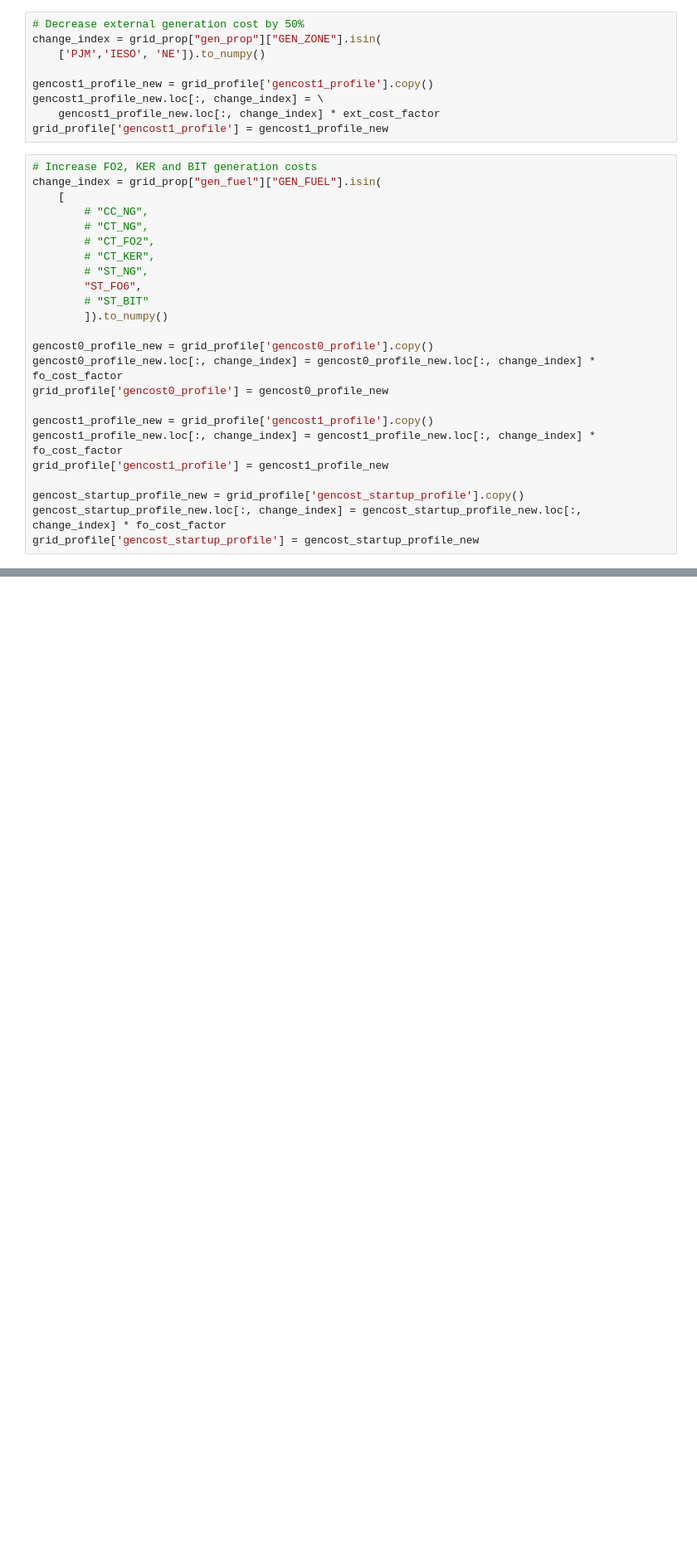
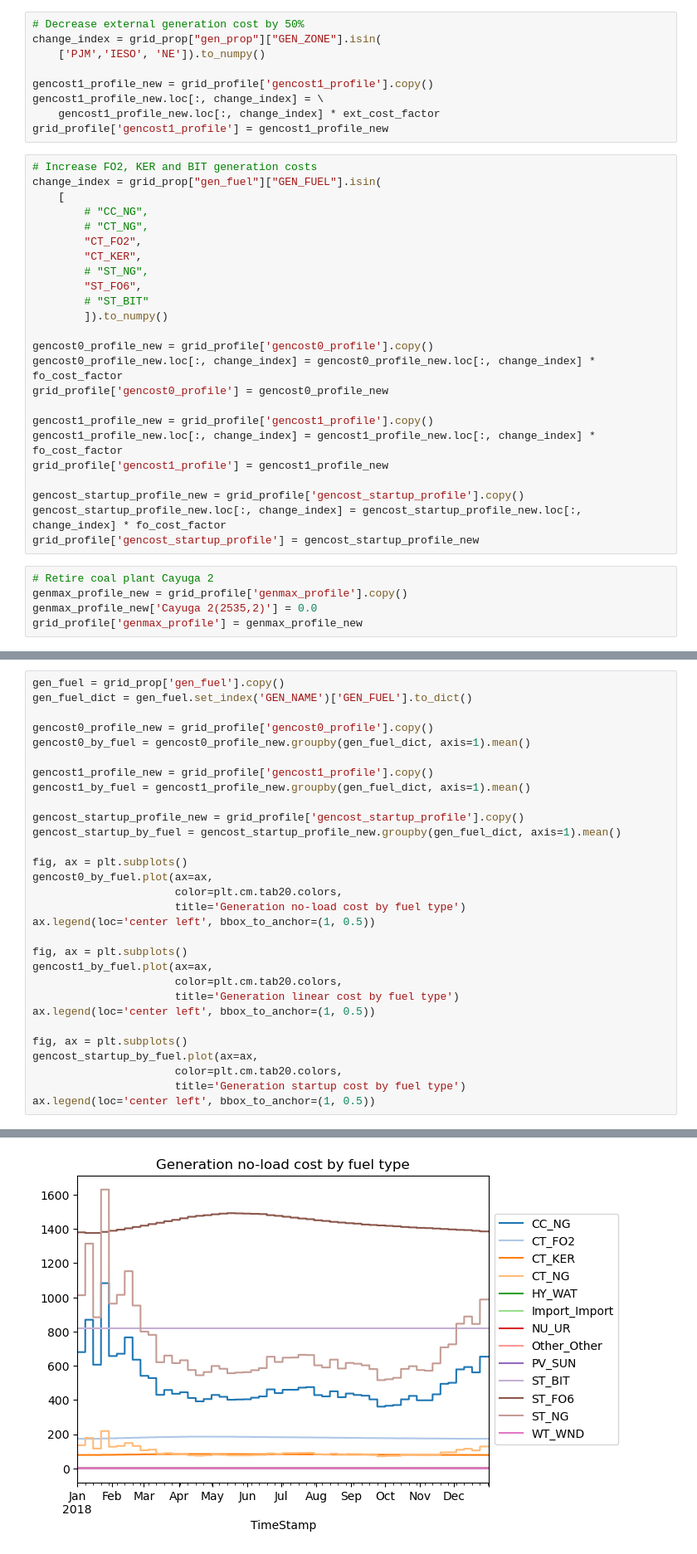
Before and after one commit to boyuan276/NYgrid-python, a Jupyter notebook: examples/ex_opf_2018NewParams.ipynb, the cells around one changed output, grey strips where cells are left out. Shown at 83% size. Saved outputs shown, nothing was run; the diff lists cells and outputs as text; blank space fills up the shorter version.

```diff
--- a/examples/ex_opf_2018NewParams.ipynb
+++ b/examples/ex_opf_2018NewParams.ipynb
@@ -98,8 +94,8 @@ change_index = grid_prop["gen_fuel"]["GEN_FUEL"].isin(
     [
         # "CC_NG",
         # "CT_NG",
-        # "CT_FO2",
-        # "CT_KER",
+        "CT_FO2",
+        "CT_KER",
         # "ST_NG",
         "ST_FO6",
         # "ST_BIT"
@@ -116,3 +112,8 @@ grid_profile['gencost1_profile'] = gencost1_profile_new
 gencost_startup_profile_new = grid_profile['gencost_startup_profile'].copy()
 gencost_startup_profile_new.loc[:, change_index] = gencost_startup_profile_new.loc[:, change_index] * fo_cost_factor
 grid_profile['gencost_startup_profile'] = gencost_startup_profile_new
+# %%
+# Retire coal plant Cayuga 2
+genmax_profile_new = grid_profile['genmax_profile'].copy()
+genmax_profile_new['Cayuga 2(2535,2)'] = 0.0
+grid_profile['genmax_profile'] = genmax_profile_new
@@ -118,0 +184,31 @@ grid_profile['gencost_startup_profile'] = gencost_startup_profile_new
+# %%
+gen_fuel = grid_prop['gen_fuel'].copy()
+gen_fuel_dict = gen_fuel.set_index('GEN_NAME')['GEN_FUEL'].to_dict()
+
+gencost0_profile_new = grid_profile['gencost0_profile'].copy()
+gencost0_by_fuel = gencost0_profile_new.groupby(gen_fuel_dict, axis=1).mean()
+
+gencost1_profile_new = grid_profile['gencost1_profile'].copy()
+gencost1_by_fuel = gencost1_profile_new.groupby(gen_fuel_dict, axis=1).mean()
+
+gencost_startup_profile_new = grid_profile['gencost_startup_profile'].copy()
+gencost_startup_by_fuel = gencost_startup_profile_new.groupby(gen_fuel_dict, axis=1).mean()
+
+fig, ax = plt.subplots()
+gencost0_by_fuel.plot(ax=ax,
+                      color=plt.cm.tab20.colors,
+                      title='Generation no-load cost by fuel type')
+ax.legend(loc='center left', bbox_to_anchor=(1, 0.5))
+
+fig, ax = plt.subplots()
+gencost1_by_fuel.plot(ax=ax,
+                      color=plt.cm.tab20.colors,
+                      title='Generation linear cost by fuel type')
+ax.legend(loc='center left', bbox_to_anchor=(1, 0.5))
+
+fig, ax = plt.subplots()
+gencost_startup_by_fuel.plot(ax=ax,
+                      color=plt.cm.tab20.colors,
+                      title='Generation startup cost by fuel type')
+ax.legend(loc='center left', bbox_to_anchor=(1, 0.5))
+# %% [output]
@@ -118,0 +216 @@ grid_profile['gencost_startup_profile'] = gencost_startup_profile_new
+[figure, added]
```
Also changed, not shown: parts of 17 cells of this notebook, 26 other files.
